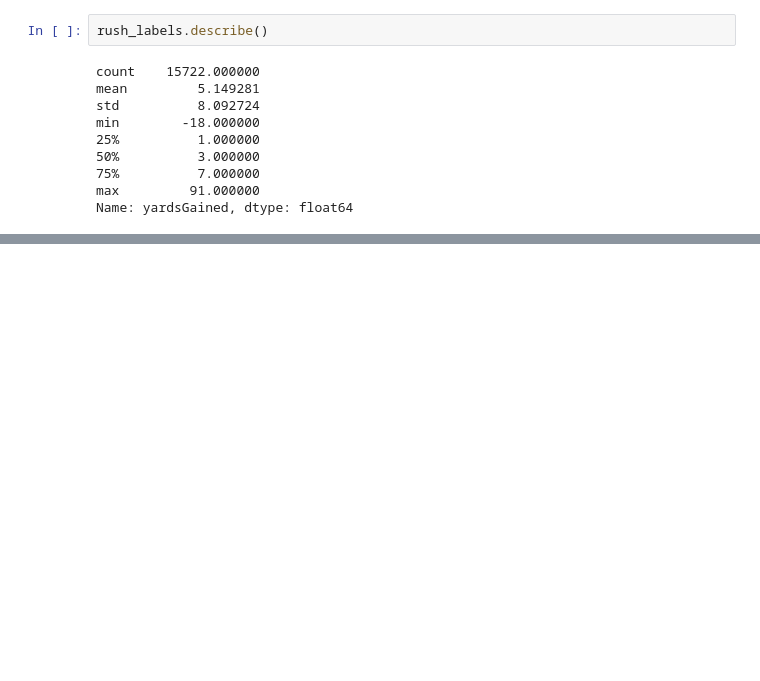
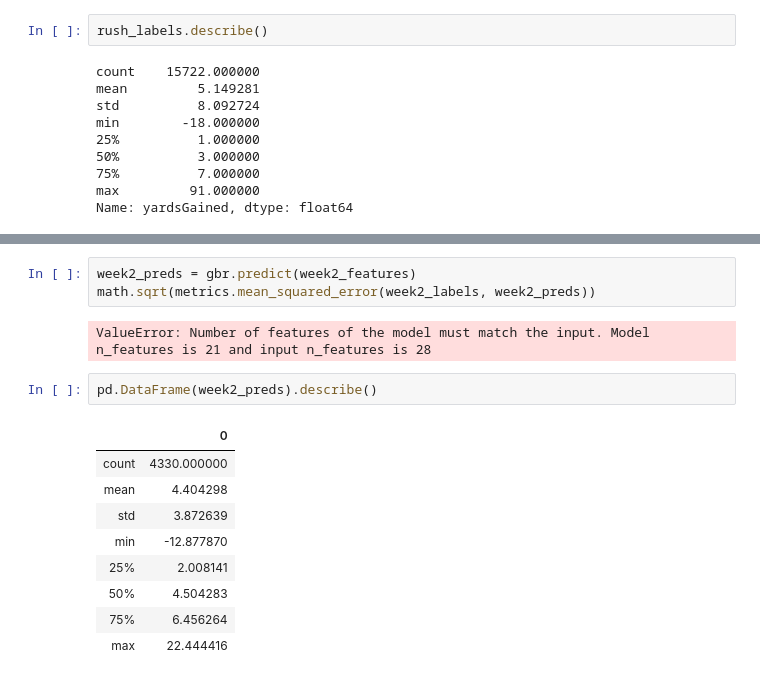
Before and after one commit to nwiatrek/cfb-ml, a Jupyter notebook: Rush Result.ipynb, the cells around one changed output, grey strips where cells are left out. Drawn from its saved outputs; the diff is of its cells as text; blank space fills up the shorter version.

```diff
--- a/Rush Result.ipynb
+++ b/Rush Result.ipynb
@@ -260,0 +346,17 @@ Name: yardsGained, dtype: float64
+# %%
+week2_preds = gbr.predict(week2_features)
+math.sqrt(metrics.mean_squared_error(week2_labels, week2_preds))
+# %% [output]
+ValueError: Number of features of the model must match the input. Model n_features is 21 and input n_features is 28
+# %%
+pd.DataFrame(week2_preds).describe()
+# %% [output]
+|  | 0 |
+| count | 4330.000000 |
+| mean | 4.404298 |
+| std | 3.872639 |
+| min | -12.877870 |
+| 25% | 2.008141 |
+| 50% | 4.504283 |
+| 75% | 6.456264 |
+| max | 22.444416 |
```
Also changed, not shown: parts of 27 cells of this notebook, 1 other file.
